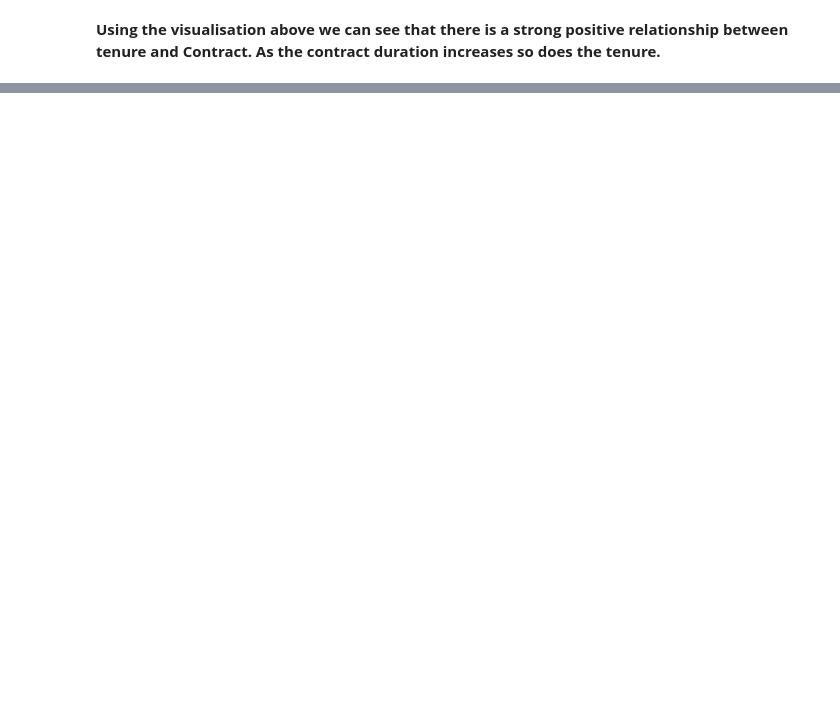
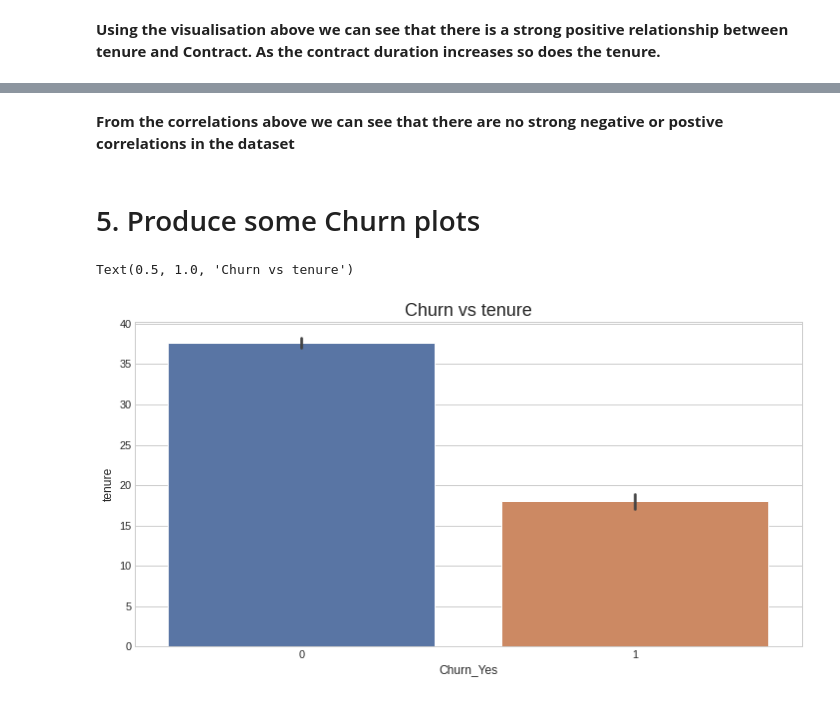
Before and after one commit to BongumusaSizwe/DVE, a Jupyter notebook: Assignment 1/IBM.ipynb, the cells around one changed output, grey strips where cells are left out. Cells and saved outputs as stored; diff of their text form; code cells hidden in the pictures; blank space fills up the shorter version.

```diff
--- a/Assignment 1/IBM.ipynb
+++ b/Assignment 1/IBM.ipynb
@@ -118,0 +129,4 @@ df.head()
+# %%
+# Convert TotalCharges to numeric
+new_df['TotalCharges'] = pd.to_numeric(new_df['TotalCharges'])
+new_df.info()
@@ -151,0 +228,4 @@ sns.catplot(x="Contract", y="tenure",kind="box", data=og_df)
+# %% [markdown]
+**From the correlations above we can see that there are no strong negative or postive correlations in the dataset**
+# %% [markdown]
+# 5. Produce some Churn plots
@@ -151,0 +235,9 @@ sns.catplot(x="Contract", y="tenure",kind="box", data=og_df)
+# %%
+# Tenure
+fig = plt.figure(figsize=(12,6))
+ax = fig.add_subplot(1, 1, 1)
+ax = sns.barplot(x='Churn_Yes', y="tenure",data=new_df)
+ax.set_title('Churn vs tenure',fontsize=18)
+# %% [output]
+Text(0.5, 1.0, 'Churn vs tenure')
+[figure, added]
```
Also changed, not shown: parts of 21 cells of this notebook.
